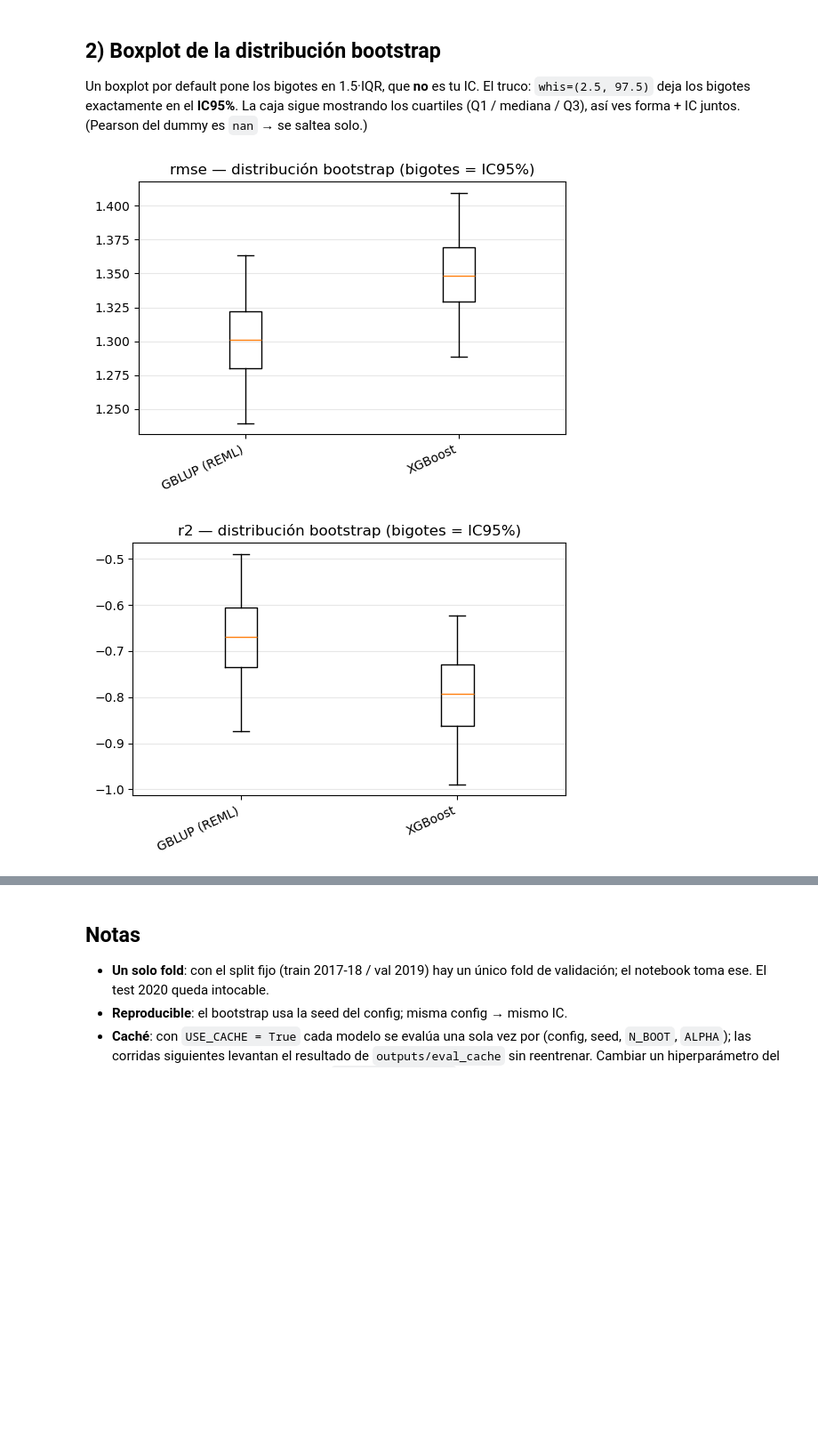
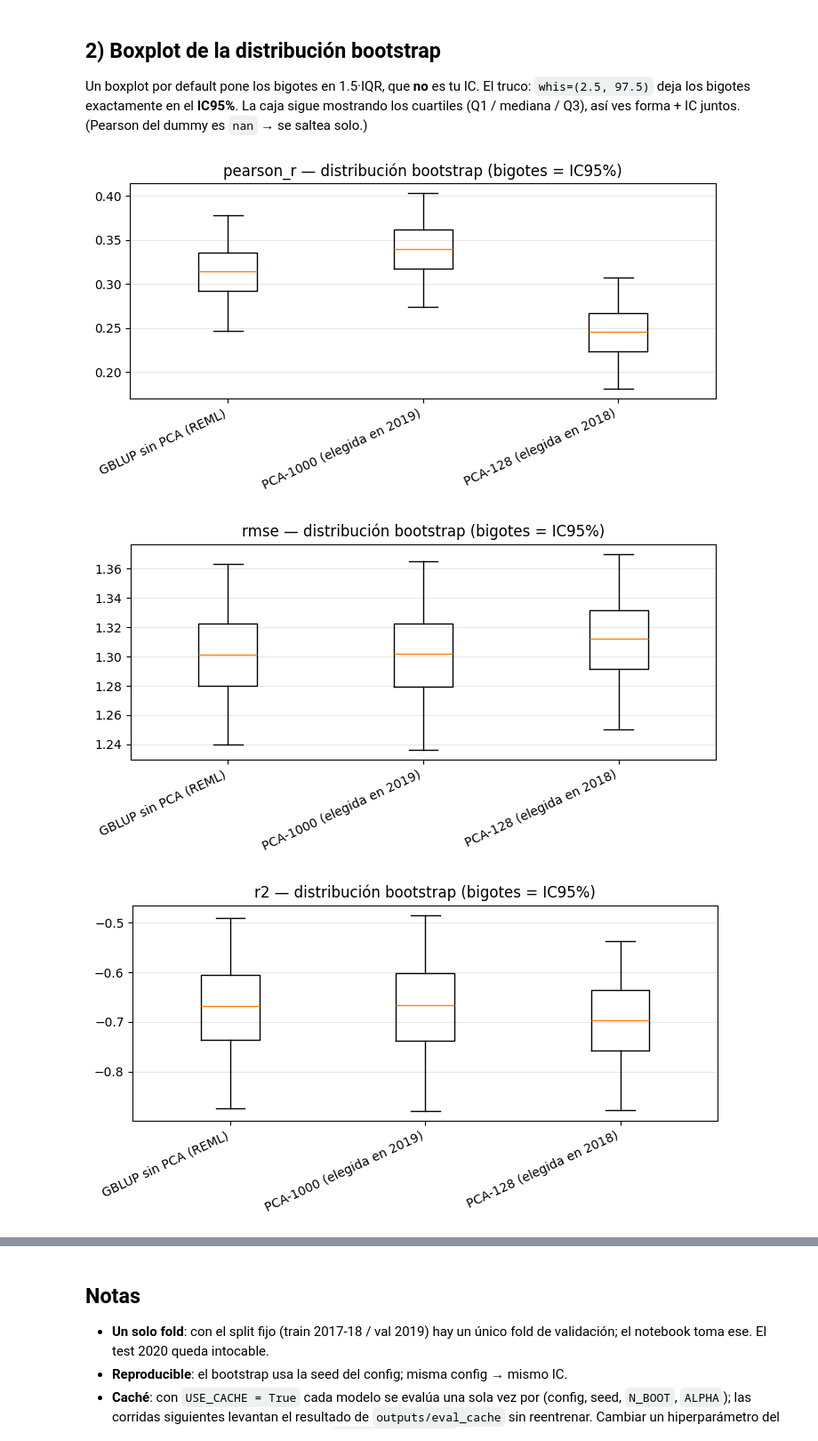
Before and after one commit to octavioromagnoli/maze-genomic-pred, a Jupyter notebook: notebooks/comparar_modelos_ci.ipynb, the cells around one changed output, grey strips where cells are left out. Shown at 89% size. Saved outputs shown, nothing was run; the diff lists cells and outputs as text; code cells hidden in the pictures; blank space fills up the shorter version.

```diff
--- a/notebooks/comparar_modelos_ci.ipynb
+++ b/notebooks/comparar_modelos_ci.ipynb
@@ -56,13 +85,16 @@ FIG_DIR.mkdir(parents=True, exist_ok=True)
 # %%
-def evaluate_model(name, config_path, *, n_boot=N_BOOT, alpha=ALPHA, use_cache=USE_CACHE):
+import copy
+
+def evaluate_model(name, config, *, n_boot=N_BOOT, alpha=ALPHA, use_cache=USE_CACHE):
     '''Corre run_evaluation (sin wandb) con bootstrap forzado y devuelve:
        - filas tidy [{model, metric, point, lo, hi}]
        - dict {metric: samples} con la distribución bootstrap por métrica.
-    Asume el split fijo (un único fold de validación).
+    `config` puede ser una RUTA a un YAML o un dict de config ya armado (p.ej. el
+    que devuelve best_config_from_sweep). Asume split fijo (un único fold de val).
 
     Con use_cache=True NO reentrena si ya hay resultados cacheados para esta
     (config, seed, n_boot, alpha): los levanta de disco. En miss evalúa y guarda.'''
-    cfg = load_config(config_path)
+    cfg = load_config(config) if isinstance(config, str) else copy.deepcopy(config)
     set_seed(int(cfg.get("seed", 575)))
     cfg.setdefault("bootstrap", {})
     cfg["bootstrap"].update(enabled=True, n_boot=n_boot, alpha=alpha)  # IC siempre on
@@ -112,0 +149,22 @@ df
+# %%
+# === Test PAREADO de la diferencia vs la REFERENCIA (modelo[0] = baseline) =====
+# Comparar dos boxplots marginales NO dice si A le gana a B: se solapan por el
+# ruido COMPARTIDO de qué líneas caen en val (afecta a los dos igual). Lo correcto
+# es la diferencia sobre el MISMO resample: run_evaluation corre el bootstrap de
+# cada modelo con la misma seed y el mismo grupo de líneas, así
+# samples_X[b] - samples_ref[b] es un bootstrap PAREADO válido (ese ruido se
+# cancela). Referencia = 1er modelo (baseline); comparamos cada otro contra él.
+ref = list(samples_by_model)[0]
+qlo, qhi = 100 * ALPHA / 2, 100 * (1 - ALPHA / 2)
+for name in list(samples_by_model)[1:]:
+    print(f"\n{name}  -  {ref}:")
+    for m in METRICS:
+        sx, sr = samples_by_model[name][m], samples_by_model[ref][m]
+        n = min(len(sx), len(sr))
+        d = (sx[:n] - sr[:n]); d = d[np.isfinite(d)]
+        lo, hi = np.nanpercentile(d, [qlo, qhi])
+        sig = "SIGNIFICATIVA" if (lo > 0 or hi < 0) else "no significativa (IC incluye 0)"
+        print(f"  {m:>9}: delta = {np.mean(d):+.4f}  IC95% [{lo:+.4f}, {hi:+.4f}]  -> {sig}")
+print("\nOJO: la dim 'elegida en 2019' se seleccionó sobre ESTE mismo val 2019 -> su "
+      "delta es un techo OPTIMISTA (post-selección). La 'elegida en 2018' es la "
+      "comparación honesta. La adjudicación final es 2020, sellado.")
@@ -154,29 +224,30 @@ mostrando los cuartiles (Q1 / mediana / Q3), así ves forma + IC juntos.
 # %%
 def plot_box(samples_by_model, metric, *, whis=(2.5, 97.5)):
     '''Boxplot de la distribución bootstrap. whis=(2.5, 97.5) => bigotes = IC95%.'''
     models = [k for k, s in samples_by_model.items() if np.isfinite(s[metric]).any()]
     data = [s[metric][np.isfinite(s[metric])]
             for k, s in samples_by_model.items() if np.isfinite(s[metric]).any()]
     if not data:
         print(f"(sin muestras finitas para {metric})")
         return None
     fig, ax = plt.subplots(figsize=(1.8 * len(models) + 2, 4))
     # `tick_labels` se llama `labels` en matplotlib < 3.9: elegir el kwarg vigente.
     import matplotlib as mpl
     label_kw = "tick_labels" if tuple(map(int, mpl.__version__.split(".")[:2])) >= (3, 9) else "labels"
     ax.boxplot(data, whis=whis, showfliers=False, **{label_kw: models})
     ax.set_title(f"{metric} — distribución bootstrap (bigotes = IC95%)")
     ax.grid(True, axis="y", alpha=0.3)
     plt.setp(ax.get_xticklabels(), rotation=25, ha="right")
     fig.tight_layout()
     return fig
 
 
-for m in ("rmse", "r2"):
+for m in ("pearson_r","rmse", "r2"):
     fig = plot_box(samples_by_model, m)
     if fig is not None:
         fig.savefig(FIG_DIR / f"box_{m}.png", dpi=150, bbox_inches="tight")
         plt.show()
 # %% [output]
-[figure, old version]
+[figure, new version]
-[figure, old version]
+[figure, new version]
+[figure, added]
```
Also changed, not shown: parts of 6 cells of this notebook, 6 other files.
